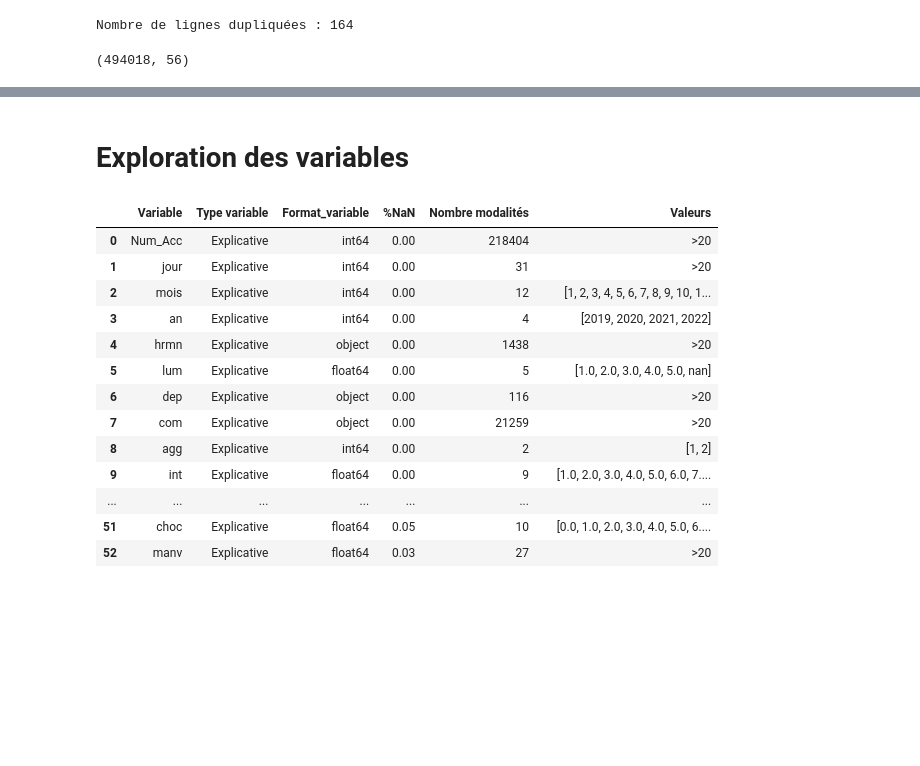
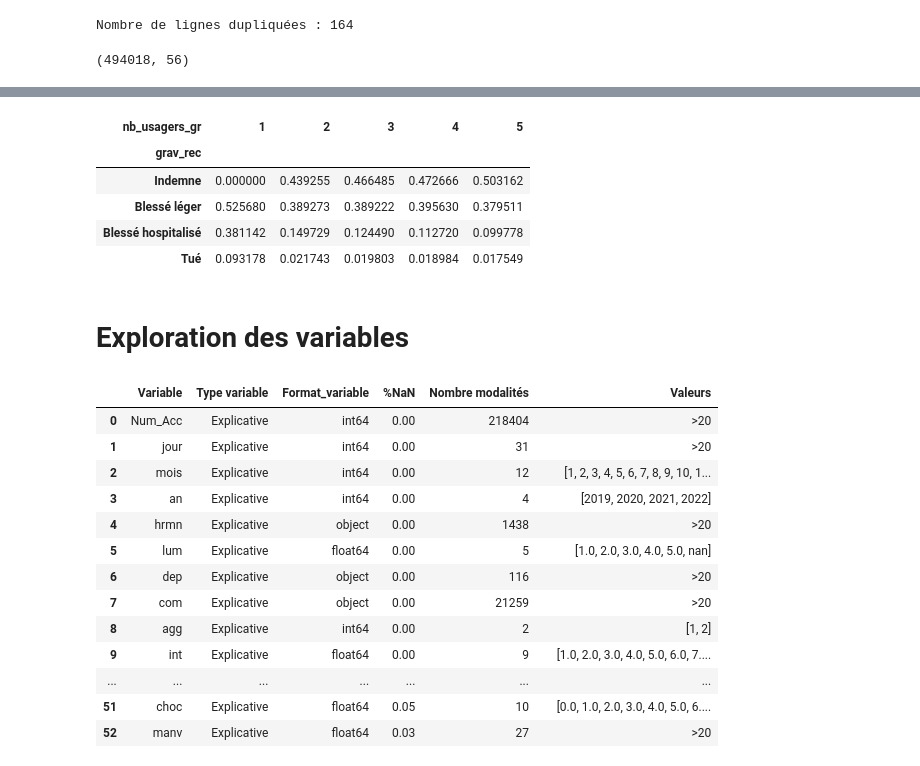
Before and after one commit to Vanessa-DS/Predire-la-gravite-des-accidents-routiers-en-France, a Jupyter notebook: notebooks/Creation_Nettoyage_Preprocessing_Dataset/Nettoyage_dataset.ipynb, the cells around one changed output, grey strips where cells are left out. Drawn from its saved outputs; the diff is of its cells as text; code cells hidden in the pictures; blank space fills up the shorter version.

```diff
--- a/notebooks/Creation_Nettoyage_Preprocessing_Dataset/Nettoyage_dataset.ipynb
+++ b/notebooks/Creation_Nettoyage_Preprocessing_Dataset/Nettoyage_dataset.ipynb
@@ -91,3 +120,15 @@ df.shape
+# %%
+data_cleaned["nb_usagers_gr"]= data_cleaned["nb_usagers"]
+data_cleaned.nb_usagers_gr[ data_cleaned.nb_usagers >5] = 5
+# %%
+pd.crosstab(data_cleaned.grav_rec, data_cleaned.nb_usagers_gr, normalize=1)
+# %% [output]
+| nb_usagers_gr | 1 | 2 | 3 | 4 | 5 |
+| grav_rec |  |  |  |  |  |
+| Indemne | 0.000000 | 0.439255 | 0.466485 | 0.472666 | 0.503162 |
+| Blessé léger | 0.525680 | 0.389273 | 0.389222 | 0.395630 | 0.379511 |
+| Blessé hospitalisé | 0.381142 | 0.149729 | 0.124490 | 0.112720 | 0.099778 |
+| Tué | 0.093178 | 0.021743 | 0.019803 | 0.018984 | 0.017549 |
 # %% [markdown]
 # Exploration des variables
 # %%
```
Also changed, not shown: parts of 56 cells of this notebook, 56 other files.
